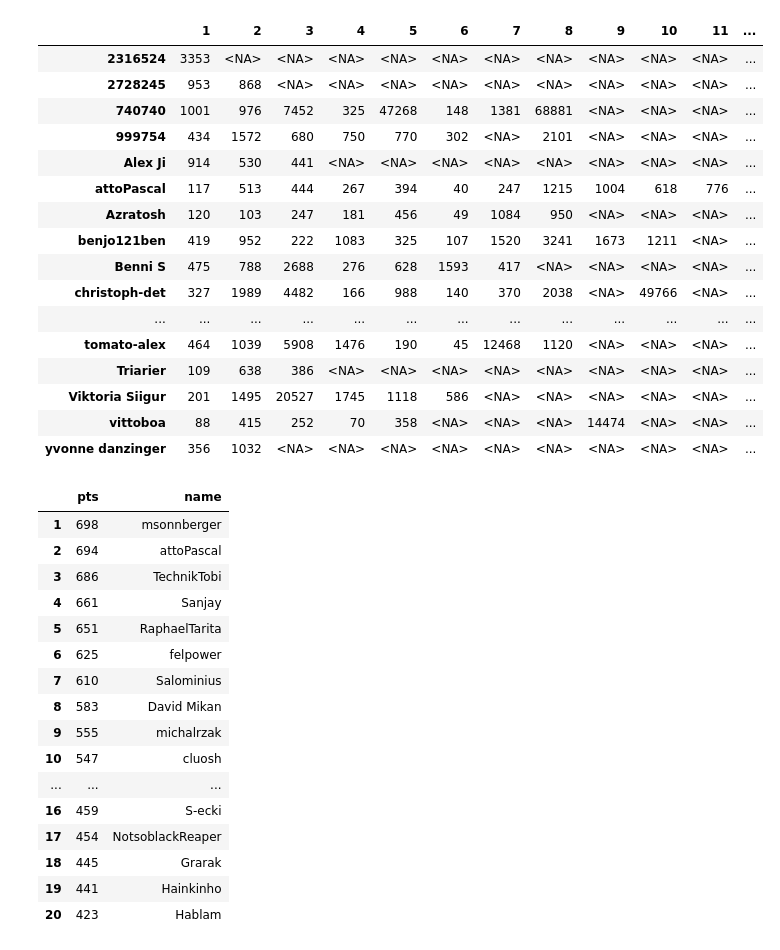
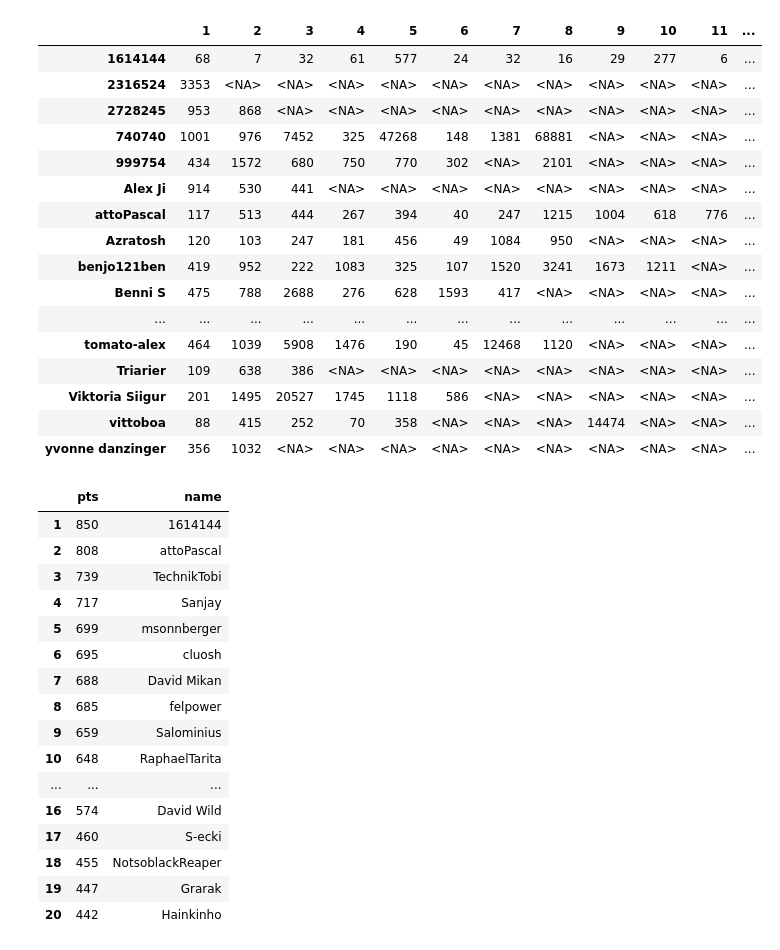
Before and after one commit to attoPascal/advent-of-code, a Jupyter notebook: meta/leaderboard.ipynb, the cells around one changed output. Cells and saved outputs as stored; diff of their text form; code cells hidden in the pictures.

```diff
--- a/meta/leaderboard.ipynb
+++ b/meta/leaderboard.ipynb
@@ -1,10 +1,11 @@
 # %%
 from leaderboard import *
 # %%
-data = load_data()
+data = load_data(leaderboard_id=976545, year=2022)
 data
 # %% [output]
 |  | 1 | 2 | 3 | 4 | 5 | 6 | 7 | 8 | 9 | 10 | 11 | ... |
+| 1614144 | 68 | 7 | 32 | 61 | 577 | 24 | 32 | 16 | 29 | 277 | 6 | ... |
 | 2316524 | 3353 | <NA> | <NA> | <NA> | <NA> | <NA> | <NA> | <NA> | <NA> | <NA> | <NA> | ... |
 | 2728245 | 953 | 868 | <NA> | <NA> | <NA> | <NA> | <NA> | <NA> | <NA> | <NA> | <NA> | ... |
 | 740740 | 1001 | 976 | 7452 | 325 | 47268 | 148 | 1381 | 68881 | <NA> | <NA> | <NA> | ... |
@@ -14,7 +15,6 @@ data
 | Azratosh | 120 | 103 | 247 | 181 | 456 | 49 | 1084 | 950 | <NA> | <NA> | <NA> | ... |
 | benjo121ben | 419 | 952 | 222 | 1083 | 325 | 107 | 1520 | 3241 | 1673 | 1211 | <NA> | ... |
 | Benni S | 475 | 788 | 2688 | 276 | 628 | 1593 | 417 | <NA> | <NA> | <NA> | <NA> | ... |
-| christoph-det | 327 | 1989 | 4482 | 166 | 988 | 140 | 370 | 2038 | <NA> | 49766 | <NA> | ... |
 | ... | ... | ... | ... | ... | ... | ... | ... | ... | ... | ... | ... | ... |
 | tomato-alex | 464 | 1039 | 5908 | 1476 | 190 | 45 | 12468 | 1120 | <NA> | <NA> | <NA> | ... |
 | Triarier | 109 | 638 | 386 | <NA> | <NA> | <NA> | <NA> | <NA> | <NA> | <NA> | <NA> | ... |
@@ -25,22 +25,22 @@ data
 points(data).head(20)
 # %% [output]
 |  | pts | name |
-| 1 | 698 | msonnberger |
-| 2 | 694 | attoPascal |
-| 3 | 686 | TechnikTobi |
-| 4 | 661 | Sanjay |
-| 5 | 651 | RaphaelTarita |
-| 6 | 625 | felpower |
-| 7 | 610 | Salominius |
-| 8 | 583 | David Mikan |
-| 9 | 555 | michalrzak |
-| 10 | 547 | cluosh |
+| 1 | 850 | 1614144 |
+| 2 | 808 | attoPascal |
+| 3 | 739 | TechnikTobi |
+| 4 | 717 | Sanjay |
+| 5 | 699 | msonnberger |
+| 6 | 695 | cluosh |
+| 7 | 688 | David Mikan |
+| 8 | 685 | felpower |
+| 9 | 659 | Salominius |
+| 10 | 648 | RaphaelTarita |
 | ... | ... | ... |
-| 16 | 459 | S-ecki |
-| 17 | 454 | NotsoblackReaper |
-| 18 | 445 | Grarak |
-| 19 | 441 | Hainkinho |
-| 20 | 423 | Hablam |
+| 16 | 574 | David Wild |
+| 17 | 460 | S-ecki |
+| 18 | 455 | NotsoblackReaper |
+| 19 | 447 | Grarak |
+| 20 | 442 | Hainkinho |
 # %%
 seconds_latest_day(data)
 # %% [output]
```
Also changed, not shown: parts of 2 cells of this notebook, 4 other files.
